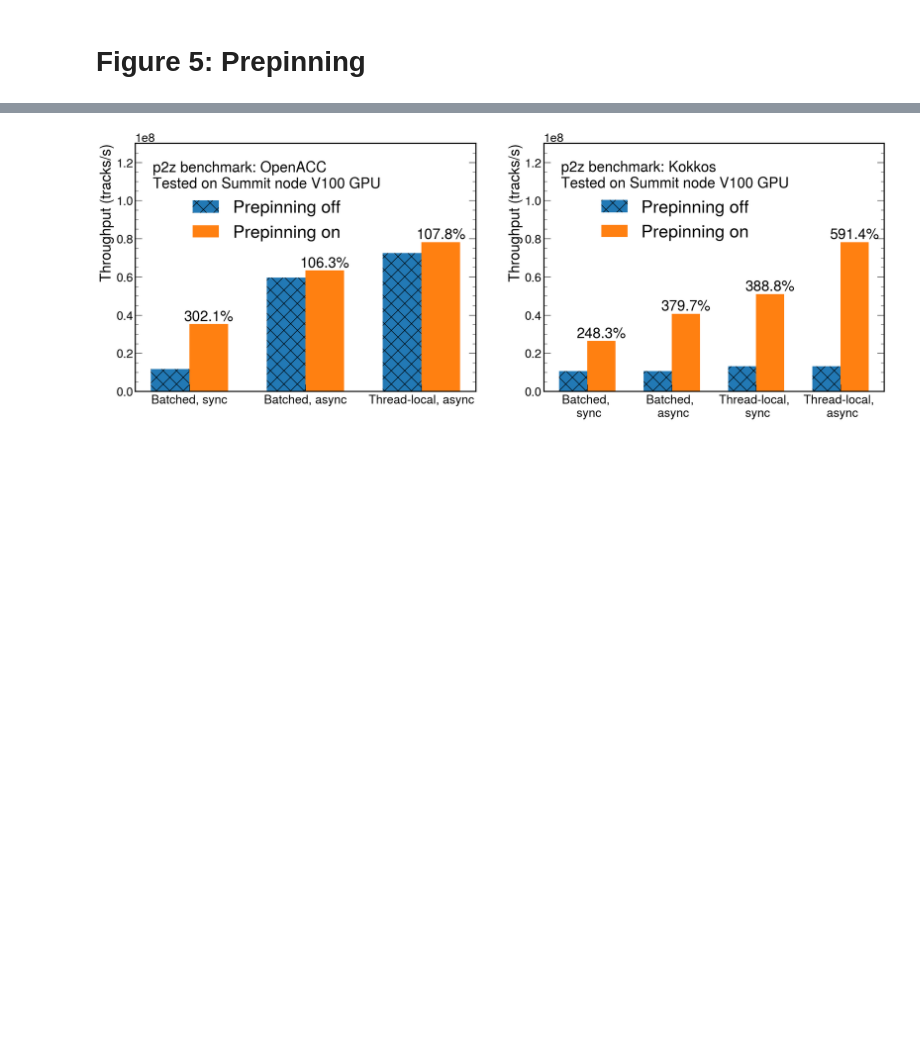
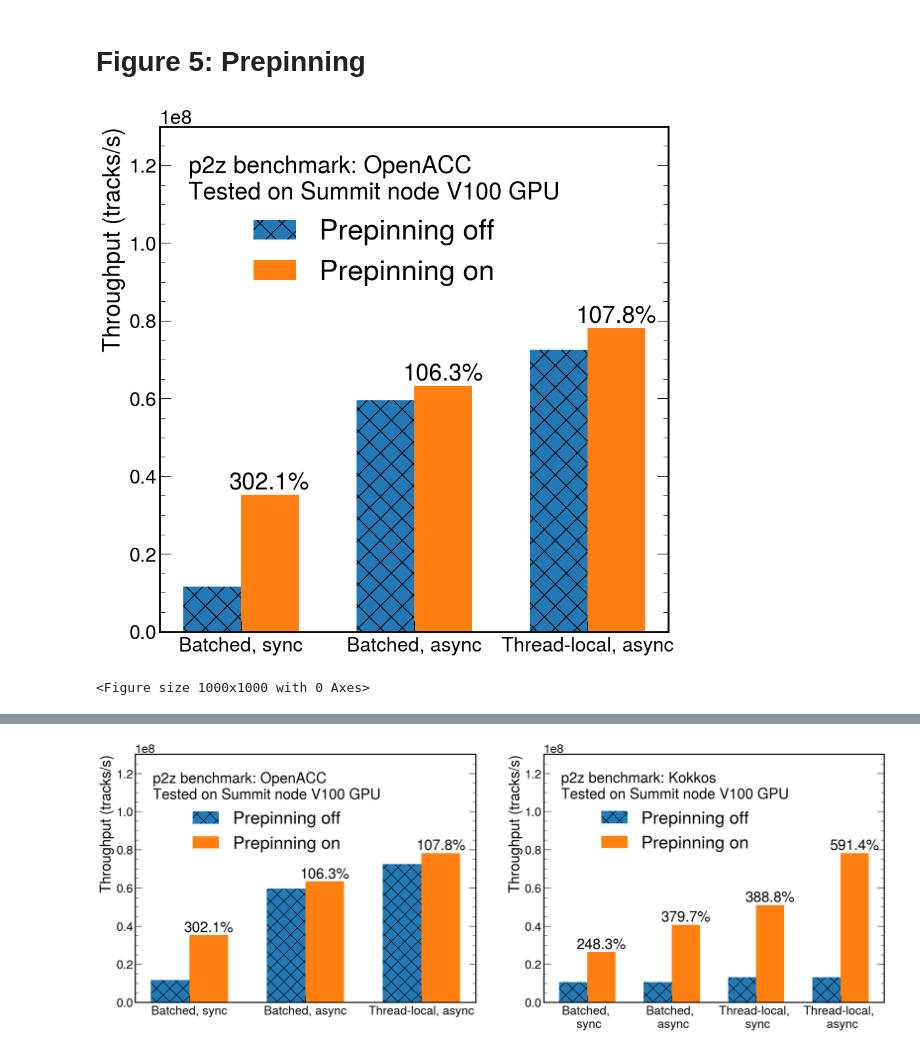
Before and after one commit to cerati/p2z-tests, a Jupyter notebook: notebooks/PaperPlots.ipynb, the cells around one changed output, grey strips where cells are left out. Cells and saved outputs as stored; diff of their text form; code cells hidden in the pictures; blank space fills up the shorter version.

```diff
--- a/notebooks/PaperPlots.ipynb
+++ b/notebooks/PaperPlots.ipynb
@@ -213,3 +213,80 @@ No artists with labels found to put in legend.  Note that artists whose label st
 <Figure size 1000x1000 with 0 Axes>
 # %% [markdown]
 # Figure 5: Prepinning
+# %%
+fig, ax = plt.subplots()
+
+
+#Set the width of the bars
+width = 0.35
+
+data_acc = {"  Off":8.58E-08,"  On":2.84E-08,} #Batched shared data on shared memory, sync
+data_accv3 = {"  Off":1.68E-08,"  On":1.58E-08,} #Batched shared data on shared memory, async
+data_accv4 = {"  Off":1.38E-08,"  On":1.28E-08,} #Thread-private data on local memory, async
+
+labels=[]
+
+data_temp =[]
+for i in data_acc:
+    labels.append(i)
+    data_temp.append(1./data_acc[i])
+
+data_acc_np = np.array(data_temp)
+data_fractionAcc = [ '%s %%'%d for d in np.round(100*data_acc_np/data_acc_np[0],2)]
+
+
+data_temp =[]
+for i in data_accv3:
+    labels.append(i)
+    data_temp.append(1./data_accv3[i])
+
+data_accv3_np = np.array(data_temp)
+data_fractionAccv3 = [ '%s %%'%d for d in np.round(100*data_accv3_np/data_accv3_np[0],2)]
+
+data_temp =[]
+for i in data_accv4:
+    labels.append(i)
+    data_temp.append(1./data_accv4[i])
+
+data_accv4_np = np.array(data_temp)
+data_fractionAccv4 = [ '%s %%'%d for d in np.round(100*data_accv4_np/data_accv4_np[0],2)]
+
+
+data = np.concatenate((data_acc_np, data_accv3_np, data_accv4_np))
+data_fraction = data_fractionAcc + data_fractionAccv3 + data_fractionAccv4
+
+x_label= ["Batched, sync","Batched, async","Thread-local, async"]
+
+x=[width, 2*width, 4*width, 5*width, 7*width, 8*width]
+x_ticks = [1.5*width,4.5*width,7.5*width]
+
+odd = ax.bar(x[::2] , data[::2], width,label="Prepinning off",hatch='x',alpha=0.99)
+even = ax.bar(x[1::2] , data[1::2],  width,label="Prepinning on",hatch='',alpha=0.99)
+
+data_fraction = [ '%s%%'%d for d in np.round(100*data[1::2]/data[::2],1)]
+ax.bar_label(even, labels=data_fraction)#, rotation=90)
+
+# Add some text for labels, title and custom x-axis tick labels, etc.
+ax.set_xticks(x_ticks)
+ax.set_xticklabels(x_label)
+ax.tick_params(top=False)
+ax.xaxis.set_minor_locator(AutoMinorLocator(1))
+#ax.set_yscale("log")
+ax.set_ylabel("Throughput (tracks/s)")
+#ax.set_ylim(8e6,2e8)
+ax.set_ylim(0,1.3e8)
+
+ax.legend(title="p2z benchmark: OpenACC\nTested on Summit node V100 GPU",fontsize="large",loc="upper left")
+
+######################################
+######################################
+######################################
+######################################
+
+# Show the plot
+plt.savefig("Figures/p2z-GPU-prepinning_OpenACC.pdf",bbox_inches = 'tight')
+plt.show()
+plt.tight_layout()
+# %% [output]
+[figure, added]
+<Figure size 1000x1000 with 0 Axes>
```
Also changed, not shown: parts of 5 cells of this notebook, 14 other files.
